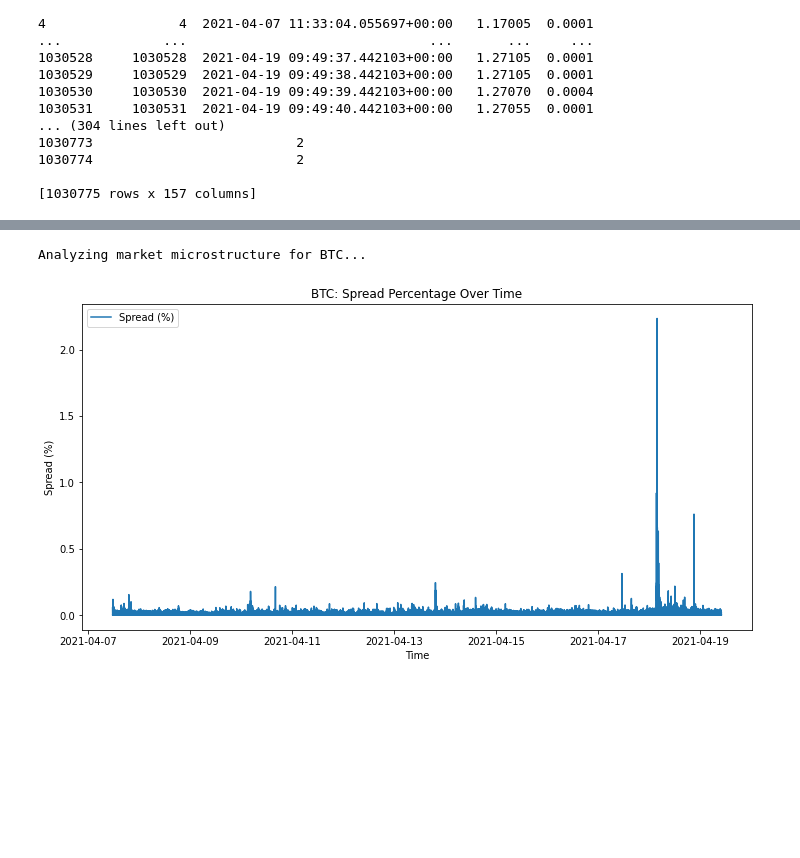
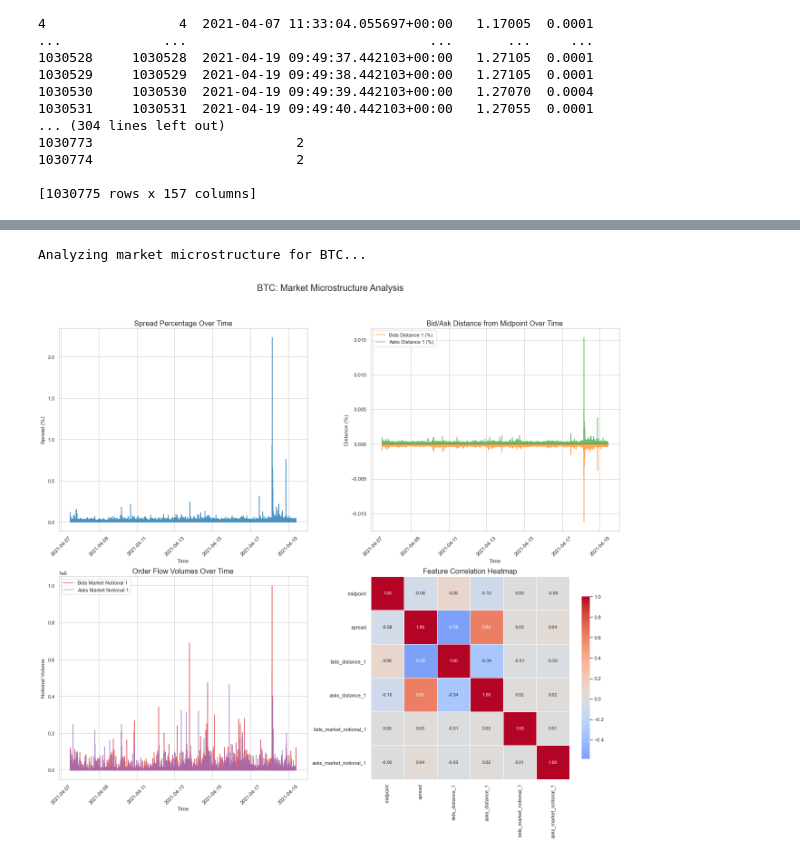
Before and after one commit to andreaonorato/Transaction-Cost-Analysis-in-High-Frequency-Trading, a Jupyter notebook: Data_Preprocessing.ipynb, the cells around one changed output, grey strips where cells are left out. Cells and saved outputs as stored; diff of their text form; code cells hidden in the pictures; blank space fills up the shorter version.

```diff
--- a/Data_Preprocessing.ipynb
+++ b/Data_Preprocessing.ipynb
@@ -349,63 +229,79 @@ print(tx_df)
 # %%
 import pandas as pd
 import matplotlib.pyplot as plt
 import seaborn as sns
 
-
 # Combine all dataframes for broader analysis
 crypto_dfs = {"BTC": btc_combined, "ETH": eth_combined, "ADA": ada_combined}
 
-# Define a function to analyze microstructure
+# Set the seaborn style for better visuals
+sns.set(style="whitegrid", palette="muted")
+
+# Define a function to analyze market microstructure
 def analyze_market_microstructure(df, crypto_name):
     print(f"Analyzing market microstructure for {crypto_name}...\n")
 
     # Calculate spread percentage relative to the midpoint
     df['spread_percentage'] = (df['spread'] / df['midpoint']) * 100
 
-    # Plot spread vs. time
-    plt.figure(figsize=(12, 6))
-    plt.plot(df['system_time'], df['spread_percentage'], label="Spread (%)")
-    plt.title(f"{crypto_name}: Spread Percentage Over Time")
-    plt.xlabel("Time")
-    plt.ylabel("Spread (%)")
-    plt.legend()
+    # Create subplots with 2 rows and 2 columns for the plots
+    fig, axs = plt.subplots(2, 2, figsize=(18, 18))
+    fig.suptitle(f"{crypto_name}: Market Microstructure Analysis", fontsize=20)
+
+    # Plot spread vs. time in the first subplot
+    axs[0, 0].plot(df['system_time'], df['spread_percentage'], label="Spread (%)", color='tab:blue', alpha=0.8)
+    axs[0, 0].set_title("Spread Percentage Over Time", fontsize=16)
+    axs[0, 0].set_xlabel("Time", fontsize=12)
+    axs[0, 0].set_ylabel("Spread (%)", fontsize=12)
+    axs[0, 0].grid(True)
+    axs[0, 0].tick_params(axis='x', rotation=45)
+
+    # Plot correlation heatmap in the second subplot (top-right)
+    corr_matrix = df[['midpoint', 'spread', 'bids_distance_1', 'asks_distance_1',
+                      'bids_market_notional_1', 'asks_market_notional_1']].corr()
+    sns.heatmap(corr_matrix, annot=True, cmap="coolwarm", center=0, fmt=".2f", linewidths=0.5,
+                cbar_kws={"shrink": 0.8}, ax=axs[1, 1])
+    axs[1, 1].set_title("Feature Correlation Heatmap", fontsize=16)
+
+    # Plot Bid/Ask distance dynamics in the second subplot (top-right)
+    axs[0, 1].plot(df['system_time'], df['bids_distance_1'], label="Bids Distance 1 (%)", alpha=0.7, color='tab:orange')
+    axs[0, 1].plot(df['system_time'], df['asks_distance_1'], label="Asks Distance 1 (%)", alpha=0.7, color='tab:green')
+    axs[0, 1].set_title("Bid/Ask Distance from Midpoint Over Time", fontsize=16)
+    axs[0, 1].set_xlabel("Time", fontsize=12)
+    axs[0, 1].set_ylabel("Distance (%)", fontsize=12)
+    axs[0, 1].legend()
+    axs[0, 1].grid(True)
+    axs[0, 1].tick_params(axis='x', rotation=45)
+
+    # Plot order flow volumes in the third subplot (bottom-left)
+    axs[1, 0].plot(df['system_time'], df['bids_market_notional_1'], label="Bids Market Notional 1", alpha=0.7, color='tab:red')
+    axs[1, 0].plot(df['system_time'], df['asks_market_notional_1'], label="Asks Market Notional 1", alpha=0.7, color='tab:purple')
+    axs[1, 0].set_title("Order Flow Volumes Over Time", fontsize=16)
+    axs[1, 0].set_xlabel("Time", fontsize=12)
+    axs[1, 0].set_ylabel("Notional Volume", fontsize=12)
+    axs[1, 0].legend()
+    axs[1, 0].grid(True)
+    axs[1, 0].tick_params(axis='x', rotation=45)
+
+
+
+
+    # Adjust layout to avoid overlap and leave room for stats table
+    plt.tight_layout(rect=[0, 0.03, 1, 0.95])
+
+    # Show the plots
     plt.show()
 
-    # Correlation heatmap for numerical features
-    corr_matrix = df[['midpoint', 'spread', 'bids_distance_1', 'asks_distance_1',
-                      'bids_market_notional_1', 'asks_market_notional_1']].corr()
-    sns.heatmap(corr_matrix, annot=True, cmap="coolwarm")
-    plt.title(f"{crypto_name}: Feature Correlation Heatmap")
-    plt.show()
-
-    # Bid/Ask distance dynamics
-    plt.figure(figsize=(12, 6))
-    plt.plot(df['system_time'], df['bids_distance_1'], label="Bids Distance 1 (%)", alpha=0.7)
-    plt.plot(df['system_time'], df['asks_distance_1'], label="Asks Distance 1 (%)", alpha=0.7)
-    plt.title(f"{crypto_name}: Bid/Ask Distance from Midpoint Over Time")
-    plt.xlabel("Time")
-    plt.ylabel("Distance (%)")
-    plt.legend()
-    plt.show()
-
-    # Analyze order flow volumes
-    plt.figure(figsize=(12, 6))
-    plt.plot(df['system_time'], df['bids_market_notional_1'], label="Bids Market Notional 1", alpha=0.7)
-    plt.plot(df['system_time'], df['asks_market_notional_1'], label="Asks Market Notional 1", alpha=0.7)
-    plt.title(f"{crypto_name}: Order Flow Volumes Over Time")
-    plt.xlabel("Time")
-    plt.ylabel("Notional Volume")
-    plt.legend()
-    plt.show()
-
+    # Print summary statistics as a table
     print(f"--- Summary Statistics for {crypto_name} ---")
-    print(df[['midpoint', 'spread', 'spread_percentage', 'bids_distance_1',
-              'asks_distance_1', 'bids_market_notional_1', 'asks_market_notional_1']].describe())
+    summary_stats = df[['midpoint', 'spread', 'spread_percentage', 'bids_distance_1',
+                        'asks_distance_1', 'bids_market_notional_1', 'asks_market_notional_1']].describe()
+    print(summary_stats)
 
 # Perform analysis for each cryptocurrency
 for crypto_name, df in crypto_dfs.items():
     df['system_time'] = pd.to_datetime(df['system_time'])  # Ensure system_time is datetime
     analyze_market_microstructure(df, crypto_name)
 # %% [output]
 Analyzing market microstructure for BTC...
-[figure, old version]
+[figure, new version]
```
Also changed, not shown: parts of 12 cells of this notebook.
